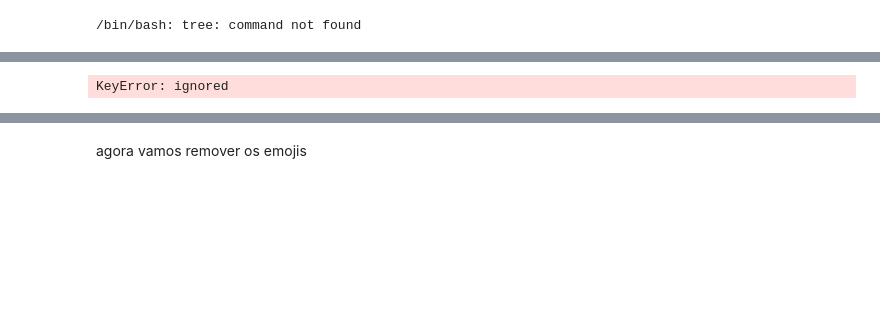
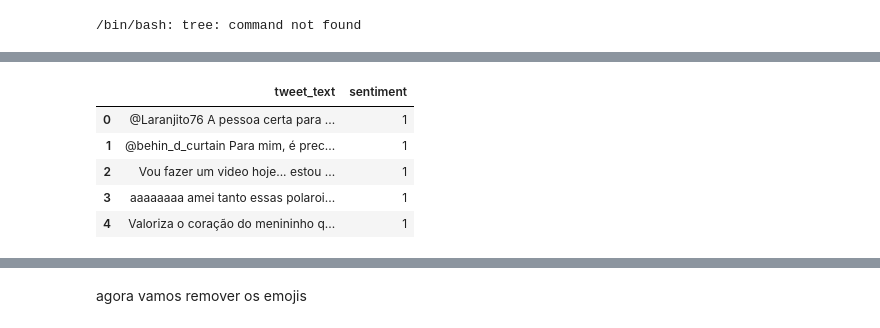
Before and after one commit to nilberthsouza/Classificador-de-Sentimentos, a Jupyter notebook: Classificador de Sentimentos.ipynb, the cells around one changed output, grey strips where cells are left out. Drawn from its saved outputs; the diff is of its cells as text; code cells hidden in the pictures; blank space fills up the shorter version.

```diff
--- a/Classificador de Sentimentos.ipynb
+++ b/Classificador de Sentimentos.ipynb
@@ -33,5 +45,10 @@ stopword = pd.read_table("https://raw.githubusercontent.com/nilberthsouza/Classi
 # %%
 df_train.drop(['id','tweet_date','query_used'],axis=1,inplace=True)
-df_train.head(100)
+df_train.head(5)
 # %% [output]
-KeyError: ignored
+|  | tweet_text | sentiment |
+| 0 | @Laranjito76 A pessoa certa para ... | 1 |
+| 1 | @behin_d_curtain Para mim, é prec... | 1 |
+| 2 | Vou fazer um video hoje... estou ... | 1 |
+| 3 | aaaaaaaa amei tanto essas polaroi... | 1 |
+| 4 | Valoriza o coração do menininho q... | 1 |
```
Also changed, not shown: parts of 15 cells of this notebook.
